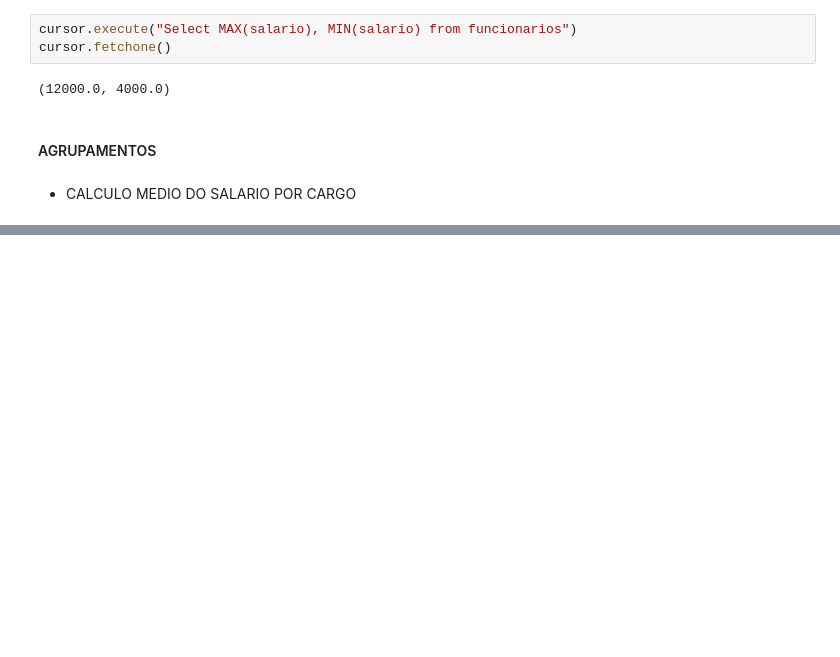
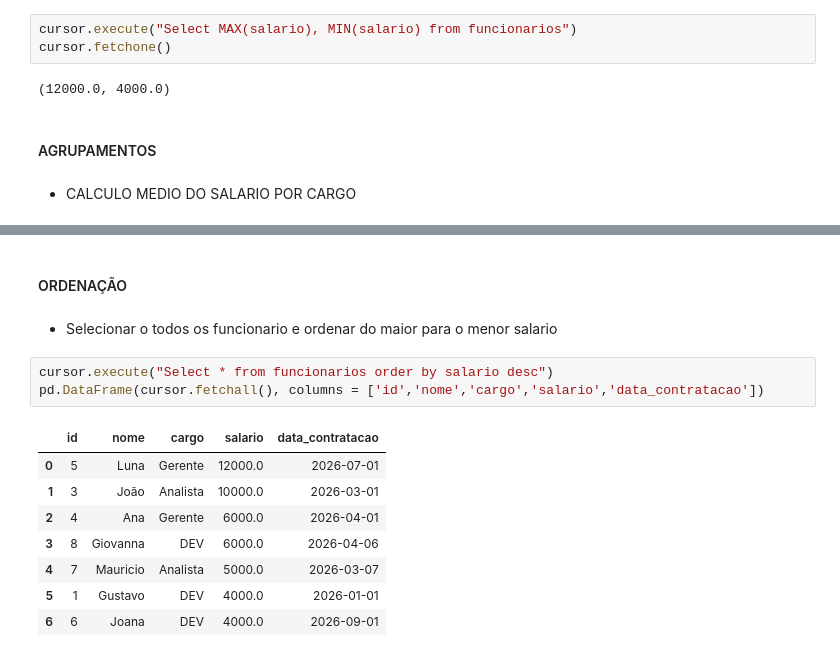
Before and after one commit to Duduur/LABD---Rafa, a Jupyter notebook: atividade.ipynb, the cells around one changed output, grey strips where cells are left out. Saved outputs shown, nothing was run; the diff lists cells and outputs as text; blank space fills up the shorter version.

```diff
--- a/atividade.ipynb
+++ b/atividade.ipynb
@@ -141,0 +166,16 @@ cursor.fetchone()
+# %% [markdown]
+#### ORDENAÇÃO
+# %% [markdown]
+* Selecionar o todos os funcionario e ordenar do maior para o menor salario
+# %%
+cursor.execute("Select * from funcionarios order by salario desc")
+pd.DataFrame(cursor.fetchall(), columns = ['id','nome','cargo','salario','data_contratacao'])
+# %% [output]
+|  | id | nome | cargo | salario | data_contratacao |
+| 0 | 5 | Luna | Gerente | 12000.0 | 2026-07-01 |
+| 1 | 3 | João | Analista | 10000.0 | 2026-03-01 |
+| 2 | 4 | Ana | Gerente | 6000.0 | 2026-04-01 |
+| 3 | 8 | Giovanna | DEV | 6000.0 | 2026-04-06 |
+| 4 | 7 | Mauricio | Analista | 5000.0 | 2026-03-07 |
+| 5 | 1 | Gustavo | DEV | 4000.0 | 2026-01-01 |
+| 6 | 6 | Joana | DEV | 4000.0 | 2026-09-01 |
```
Also changed, not shown: parts of 23 cells of this notebook, 1 other file.
